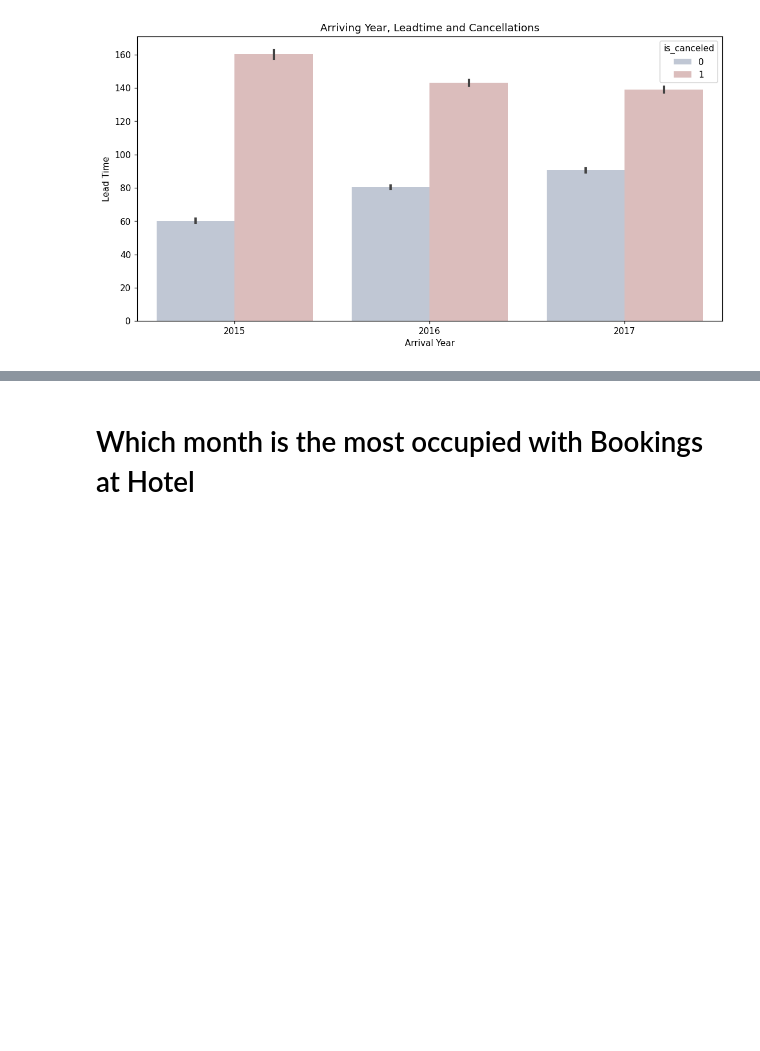
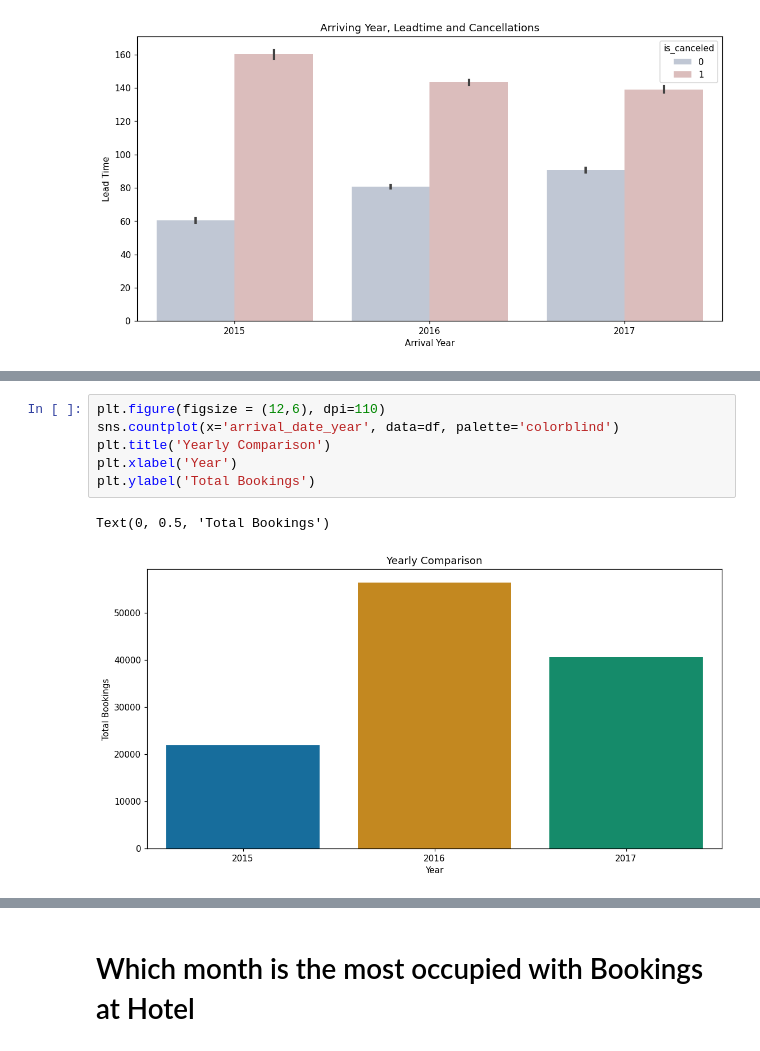
Before and after one commit to KK-Niraj/Hotel-Booking-Analysis, a Jupyter notebook: Hotel_Booking_Analysis_Capstone_Project.ipynb, the cells around one changed output, grey strips where cells are left out. Drawn from its saved outputs; the diff is of its cells as text; blank space fills up the shorter version.

```diff
--- a/Hotel_Booking_Analysis_Capstone_Project.ipynb
+++ b/Hotel_Booking_Analysis_Capstone_Project.ipynb
@@ -151,0 +231,9 @@ Text(0, 0.5, 'Lead Time')
+# %%
+plt.figure(figsize = (12,6), dpi=110)
+sns.countplot(x='arrival_date_year', data=df, palette='colorblind')
+plt.title('Yearly Comparison')
+plt.xlabel('Year')
+plt.ylabel('Total Bookings')
+# %% [output]
+Text(0, 0.5, 'Total Bookings')
+[figure, added]
```
Also changed, not shown: parts of 29 cells of this notebook.
